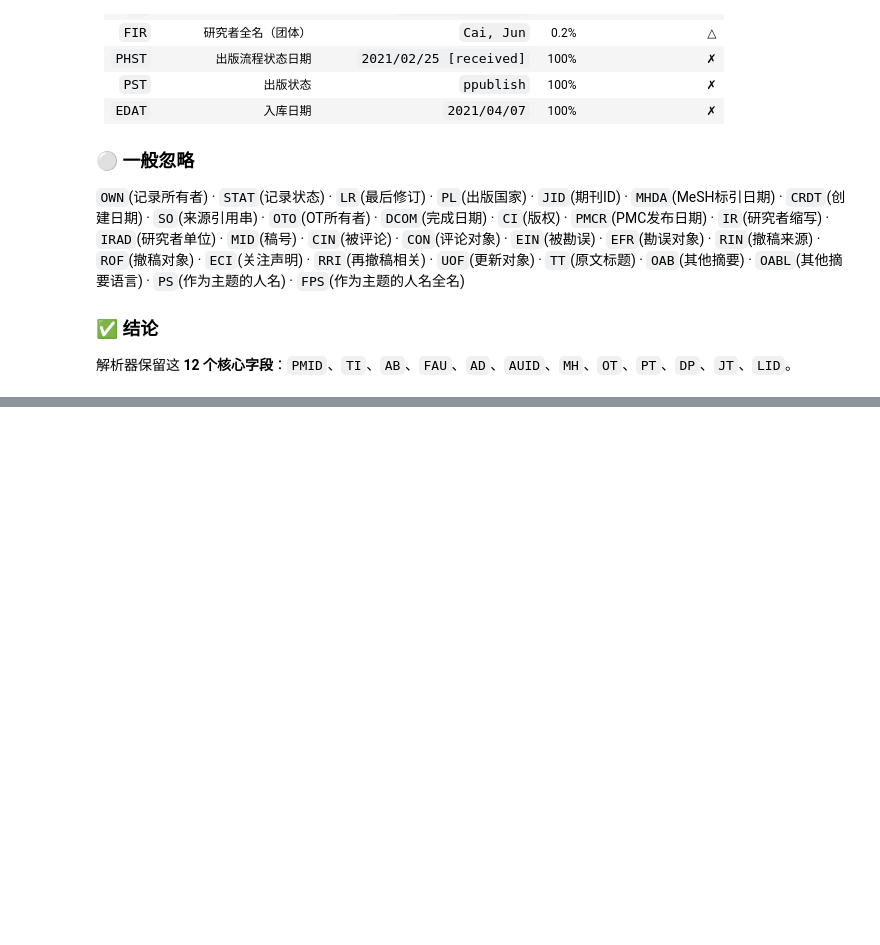
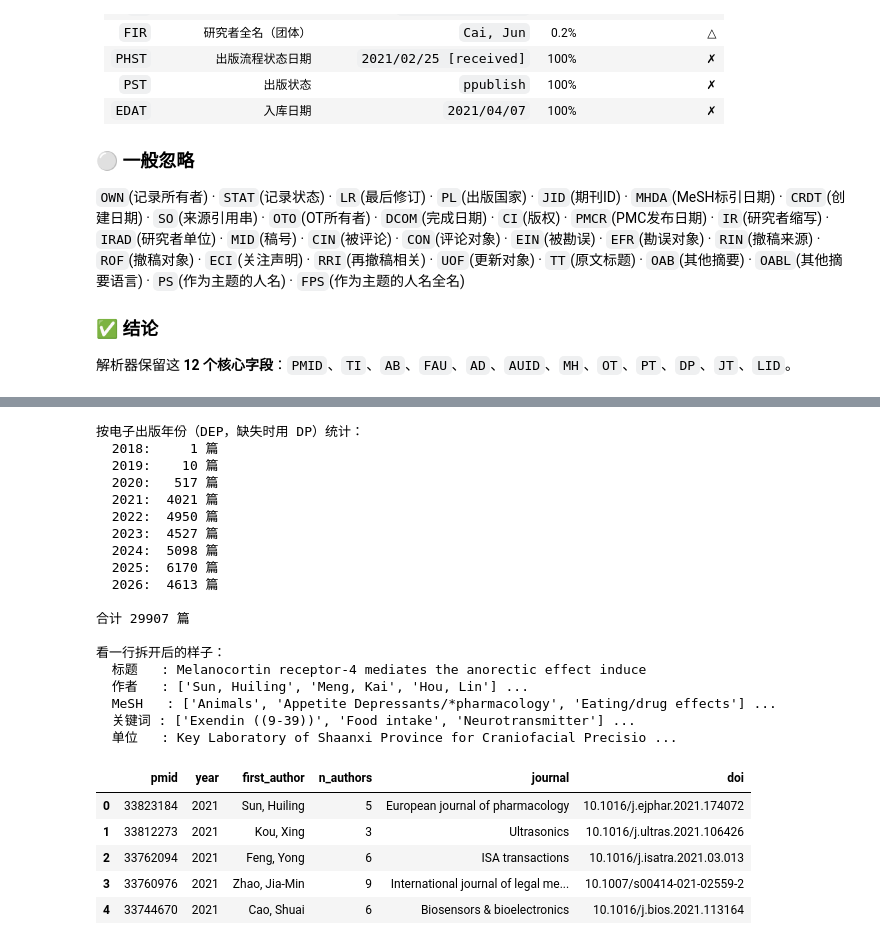
Before and after one commit to Tony0111/MEDscience_map_of_XJTU, a Jupyter notebook: notebooks/01_parse_nbib.ipynb, the cells around one changed output, grey strips where cells are left out. Drawn from its saved outputs; the diff is of its cells as text; code cells hidden in the pictures; blank space fills up the shorter version.

```diff
--- a/notebooks/01_parse_nbib.ipynb
+++ b/notebooks/01_parse_nbib.ipynb
@@ -124,0 +462,43 @@ for tag, cnt in tag_counts.most_common():
+# %%
+print("按电子出版年份（DEP，缺失时用 DP）统计：")
+year_counts = df['year'].dropna().astype(int).value_counts().sort_index()
+for year, count in year_counts.items():
+    print(f"  {year}: {count:>5} 篇")
+print(f"\n合计 {int(year_counts.sum())} 篇")
+
+print("\n看一行拆开后的样子：")
+i = 0
+print("  标题   :", df.loc[i, 'title'][:60])
+print("  作者   :", df.loc[i, 'authors'].split(MULTI_SEP)[:3], "...")
+print("  MeSH   :", df.loc[i, 'mesh'].split(MULTI_SEP)[:3], "...")
+print("  关键词 :", df.loc[i, 'keywords'].split(MULTI_SEP)[:3], "...")
+print("  单位   :", df.loc[i, 'affiliations'].split(MULTI_SEP)[0][:60], "...")
+
+pd.set_option('display.max_colwidth', 40)
+df[['pmid', 'year', 'first_author', 'n_authors', 'journal', 'doi']].head()
+# %% [output]
+按电子出版年份（DEP，缺失时用 DP）统计：
+  2018:     1 篇
+  2019:    10 篇
+  2020:   517 篇
+  2021:  4021 篇
+  2022:  4950 篇
+  2023:  4527 篇
+  2024:  5098 篇
+  2025:  6170 篇
+  2026:  4613 篇
+
+合计 29907 篇
+
+看一行拆开后的样子：
+  标题   : Melanocortin receptor-4 mediates the anorectic effect induce
+  作者   : ['Sun, Huiling', 'Meng, Kai', 'Hou, Lin'] ...
+  MeSH   : ['Animals', 'Appetite Depressants/*pharmacology', 'Eating/drug effects'] ...
+  关键词 : ['Exendin ((9-39))', 'Food intake', 'Neurotransmitter'] ...
+  单位   : Key Laboratory of Shaanxi Province for Craniofacial Precisio ...
+|  | pmid | year | first_author | n_authors | journal | doi |
+| 0 | 33823184 | 2021 | Sun, Huiling | 5 | European journal of pharmacology | 10.1016/j.ejphar.2021.174072 |
+| 1 | 33812273 | 2021 | Kou, Xing | 3 | Ultrasonics | 10.1016/j.ultras.2021.106426 |
+| 2 | 33762094 | 2021 | Feng, Yong | 6 | ISA transactions | 10.1016/j.isatra.2021.03.013 |
+| 3 | 33760976 | 2021 | Zhao, Jia-Min | 9 | International journal of legal me... | 10.1007/s00414-021-02559-2 |
+| 4 | 33744670 | 2021 | Cao, Shuai | 6 | Biosensors & bioelectronics | 10.1016/j.bios.2021.113164 |
```
Also changed, not shown: parts of 22 cells of this notebook, 2 other files.
